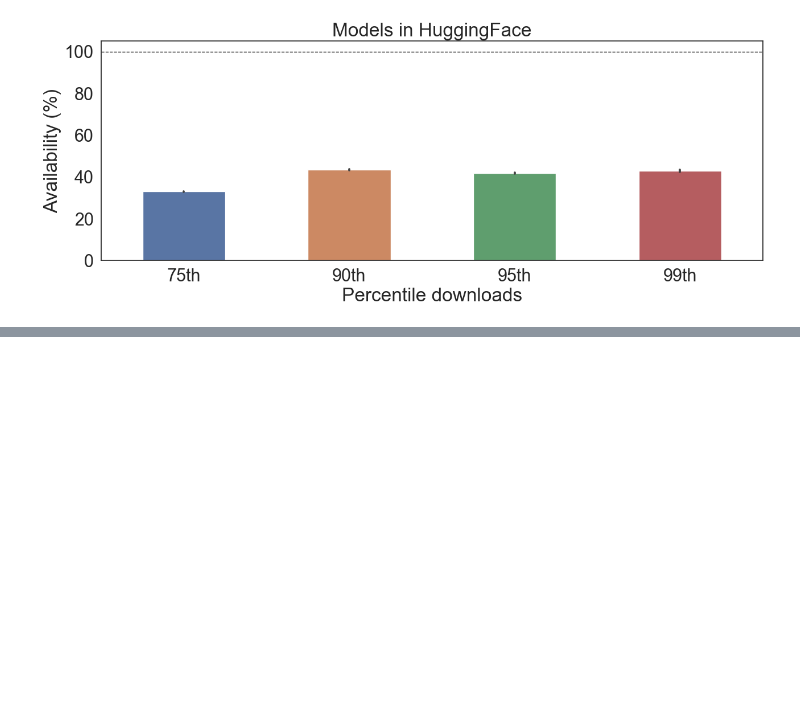
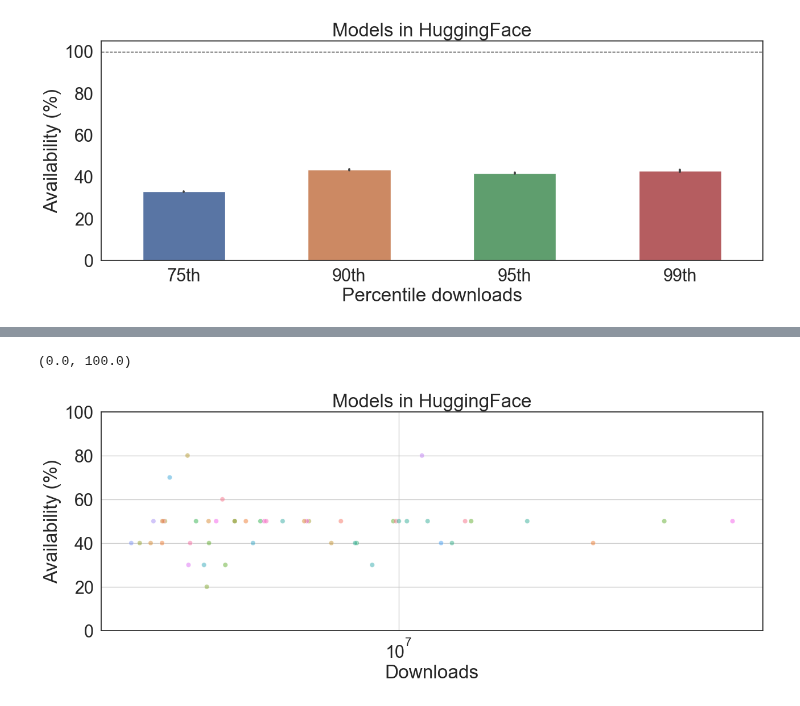
Before and after one commit to lorber13/chatIMPACT, a Jupyter notebook: data_analysis/fp_experiments.ipynb, the cells around one changed output, grey strips where cells are left out. Cells and saved outputs as stored; diff of their text form; code cells hidden in the pictures; blank space fills up the shorter version.

```diff
--- a/data_analysis/fp_experiments.ipynb
+++ b/data_analysis/fp_experiments.ipynb
@@ -172,0 +184,20 @@ plt.axhline(50, ls="--", color="black", linewidth=2)
+# %%
+plt.figure(figsize=(15, 5))
+data = plot_df[plot_df.label == "Top 50"]
+#sns.boxplot(new_df["available"], width =0.1, )
+sns.scatterplot(x="downloads", y="value",
+            data=data,
+                alpha = 0.5,
+           hue = "developers", legend = False)
+plt.title("Models in HuggingFace")
+plt.ylabel("Availability (%)")
+# plt.xticks(range(4), ["75th", "90th", "95th", "99th"])
+plt.xlabel("Downloads")
+plt.xscale("log")
+#plt.yscale("log")
+plt.grid()
+plt.ylim(0, 100)
+#plt.axhline(100, ls="--", color="black", linewidth=1)
+# %% [output]
+(0.0, 100.0)
+[figure, added]
```
Also changed, not shown: parts of 10 cells of this notebook.
